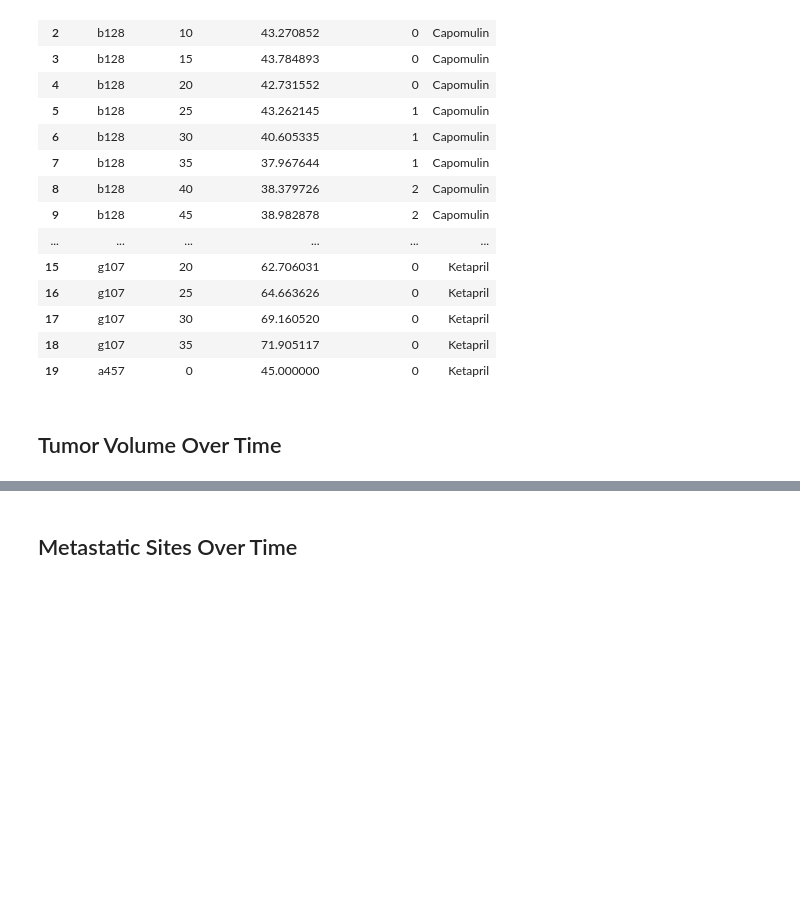
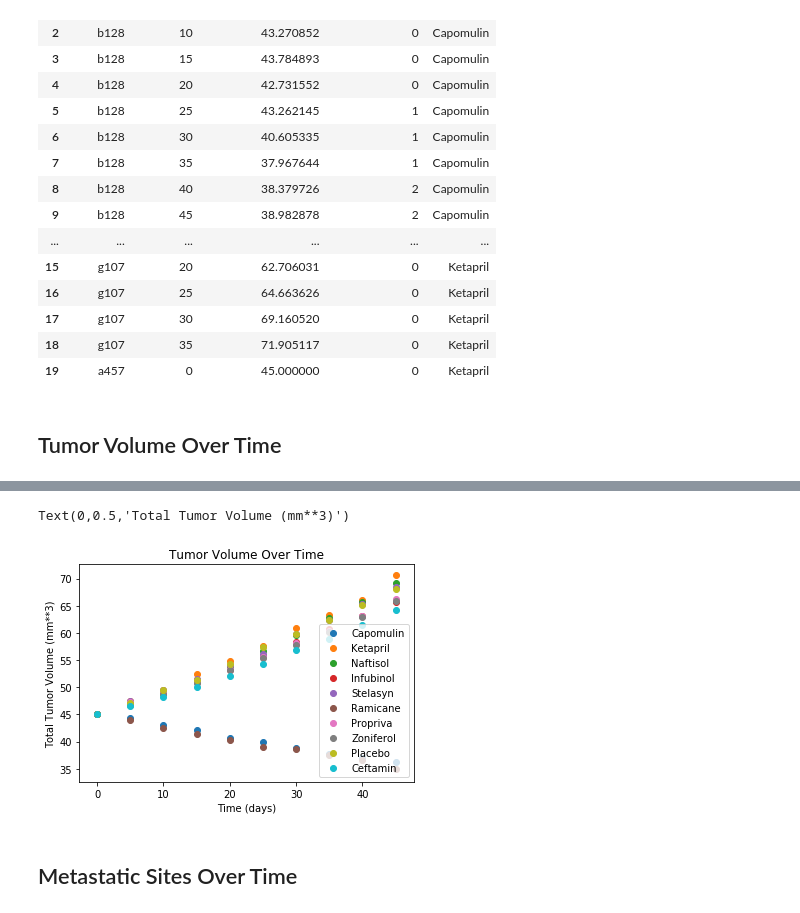
Before and after one commit to tobymbern/Pymaceuticals, a Jupyter notebook: main.ipynb, the cells around one changed output, grey strips where cells are left out. Drawn from its saved outputs; the diff is of its cells as text; code cells hidden in the pictures; blank space fills up the shorter version.

Commit message:
Graphing changes

```diff
--- a/main.ipynb
+++ b/main.ipynb
@@ -59,6 +59,17 @@ tumor_volume.head(10)
 | 35 | 37.816839 | 63.371686 | 62.685087 | 60.742461 | 62.440699 | 37.451996 | 60.350199 | 60.089372 | 62.420615 | ... |
 | 40 | 36.958001 | 66.068580 | 65.600754 | 63.162824 | 65.356386 | 36.574081 | 63.045537 | 62.916692 | 65.052675 | ... |
 | 45 | 36.236114 | 70.662958 | 69.265506 | 65.755562 | 68.438310 | 34.955595 | 66.258529 | 65.960888 | 68.084082 | ... |
+# %%
+ for drug in tumor_volume.columns.values:
+     plt.scatter(tumor_volume.index.values, tumor_volume[drug])
+
+plt.legend(tumor_volume.columns.values)
+plt.title("Tumor Volume Over Time")
+plt.xlabel('Time (days)')
+plt.ylabel('Total Tumor Volume (mm**3)')
+# %% [output]
+Text(0,0.5,'Total Tumor Volume (mm**3)')
+[figure, added]
 # %% [markdown]
 ## Metastatic Sites Over Time
 # %%
```
Also changed, not shown: parts of 2 cells of this notebook.
